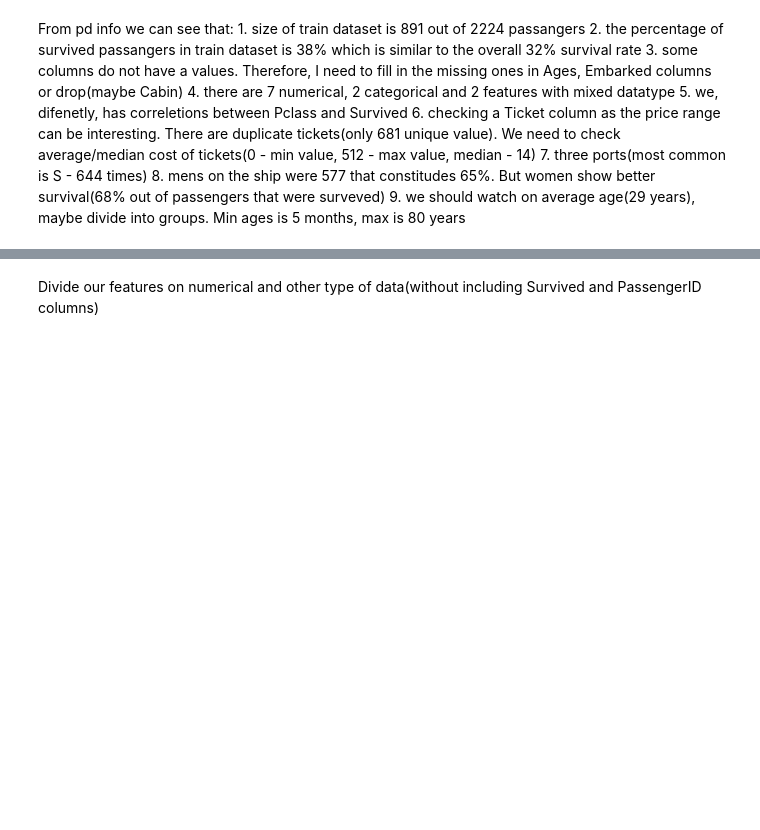
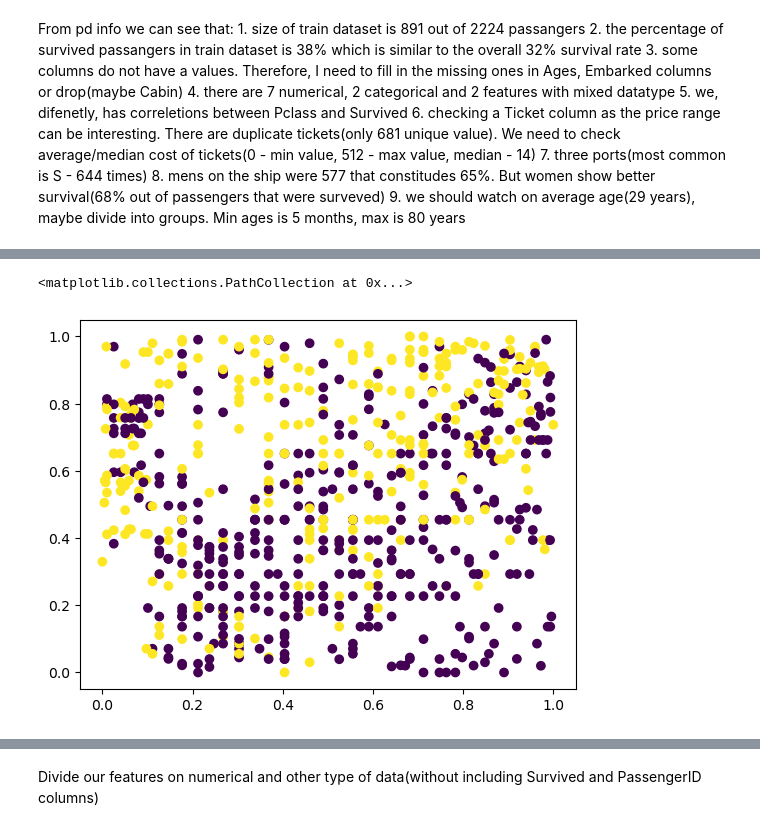
Before and after one commit to Dogsbody-man/KaggleTitanic_rep, a Jupyter notebook: data_overview.ipynb, the cells around one changed output, grey strips where cells are left out. Drawn from its saved outputs; the diff is of its cells as text; code cells hidden in the pictures; blank space fills up the shorter version.

```diff
--- a/data_overview.ipynb
+++ b/data_overview.ipynb
@@ -40 +82,10 @@ train_df.describe()
+# %%
+tr = QuantileTransformer(n_quantiles=100)
+train_df_new1 = train_df[['Age', 'Fare']]
+train_df_new1 = tr.fit_transform(train_df_new1)
+train_df_new = pd.DataFrame(train_df_new1, columns=['Age', 'Fare'])
+plt.scatter(train_df_new['Age'], train_df_new['Fare'], c=train_y)
+# %% [output]
+<matplotlib.collections.PathCollection at 0x...>
+[figure, added]
 # %%
```
Also changed, not shown: parts of 27 cells of this notebook, 6 other files.
